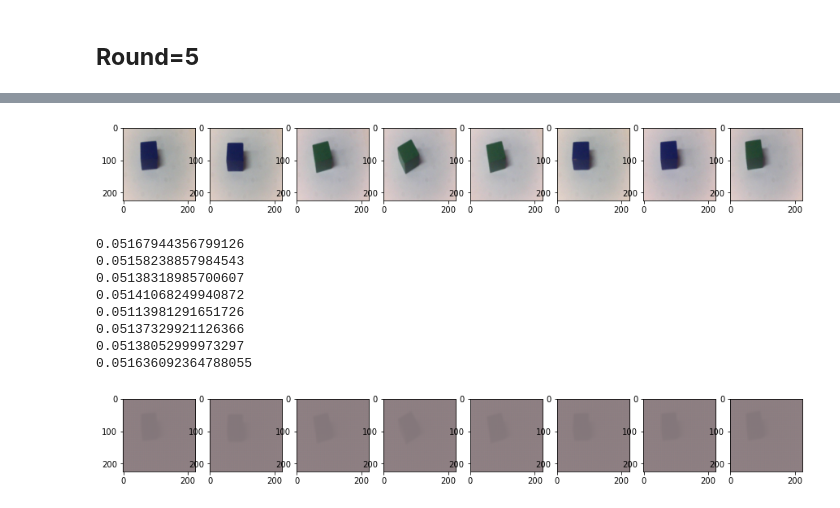
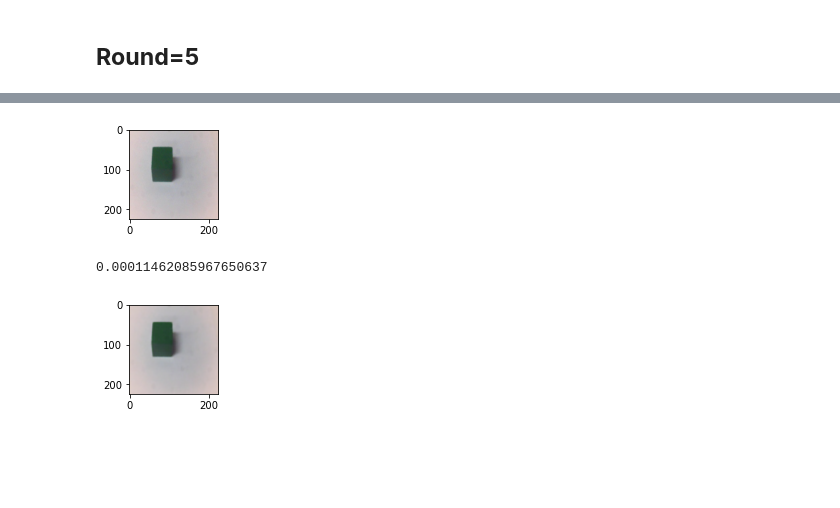
Before and after one commit to ehdbslee/CapstoneDesign-II-, a Jupyter notebook: test.ipynb, the cells around one changed output, grey strips where cells are left out. Saved outputs shown, nothing was run; the diff lists cells and outputs as text; code cells hidden in the pictures; blank space fills up the shorter version.

```diff
--- a/test.ipynb
+++ b/test.ipynb
@@ -164,7 +188,7 @@ args.num_rounds = 300
 args.num_clients = 2
 args.lr = 0.00001
 
-args.batch_size = 8
+args.batch_size = 1
 
 args.NET_PATH = ''
-args.INIT_PATH = f'FL_model/client = {args.num_clients}/initialize_weight.pth'
+args.INIT_PATH = f'model_per_round/round_{args.num_rounds}_weight.pth'
@@ -256,24 +194,0 @@ plt.show()
-# %%
-normal_images, normal_labels = next(iter(normal_loader))
-
-fig = plt.figure(figsize=(15,3))
-
-for i, img, label in zip(range(8), normal_images, normal_labels):
-    numpy_img = np.transpose(img.detach().numpy(), (1, 2, 0))
-    ax = fig.add_subplot(1, 8, i+1)
-    ax.imshow(numpy_img)
-plt.show()
-
-
-model.cpu()
-normal_output = model(normal_images)
-
-fig = plt.figure(figsize=(15,3))
-for i, img, label in zip(range(8), normal_output, normal_labels):
-    loss = criterion(img, normal_images[i])
-    print(loss.item())
-
-    numpy_img = np.transpose(img.detach().numpy(), (1, 2, 0))
-    ax = fig.add_subplot(1, 8, i+1)
-    ax.imshow(numpy_img)
-plt.show()
@@ -376,35 +280,28 @@ plt.show()
 # %%
 normal_images, normal_labels = next(iter(normal_loader))
 
 fig = plt.figure(figsize=(15,3))
 
-for i, img, label in zip(range(8), normal_images, normal_labels):
+for i, img, label in zip(range(1), normal_images, normal_labels):
     numpy_img = np.transpose(img.detach().numpy(), (1, 2, 0))
     ax = fig.add_subplot(1, 8, i+1)
     ax.imshow(numpy_img)
 plt.show()
 
 
 model.cpu()
 normal_output = model(normal_images)
 
 fig = plt.figure(figsize=(15,3))
-for i, img, label in zip(range(8), normal_output, normal_labels):
-    loss = criterion(img, normal_images)
+for i, img, label in zip(range(1), normal_output, normal_labels):
+    loss = criterion(img, normal_images[i])
     print(loss.item())
 
     numpy_img = np.transpose(img.detach().numpy(), (1, 2, 0))
     ax = fig.add_subplot(1, 8, i+1)
     ax.imshow(numpy_img)
 plt.show()
 # %% [output]
-[figure, old version]
+[figure, new version]
-0.05167944356799126
-0.05158238857984543
-0.05138318985700607
-0.05141068249940872
-0.05113981291651726
-0.05137329921126366
-0.05138052999973297
-0.051636092364788055
+0.00011462085967650637
-[figure, old version]
+[figure, new version]
```
Also changed, not shown: parts of 22 cells of this notebook, 27 other files.
